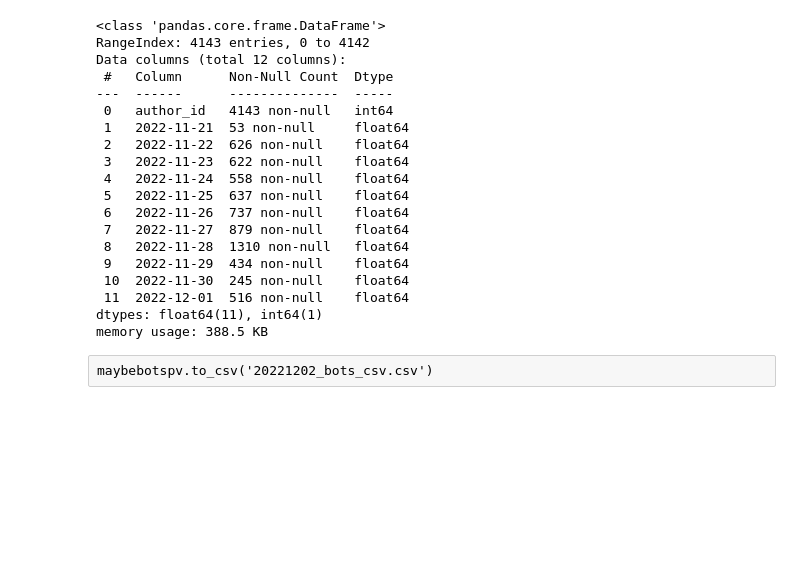
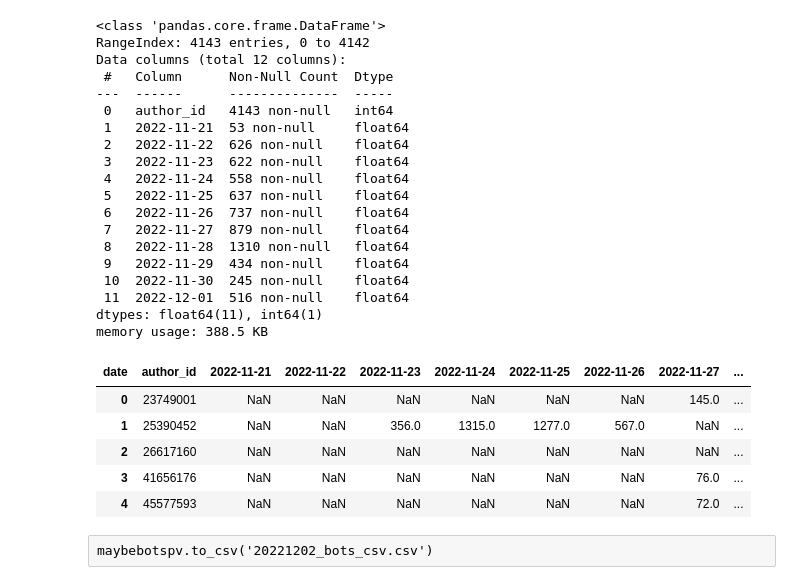
Before and after one commit to NPR-investigations/china_city_tweets, a Jupyter notebook: 20221128_twitter_network_analysis_data_treatment.ipynb, the cells around one changed output. Drawn from its saved outputs; the diff is of its cells as text; code cells hidden in the pictures; blank space fills up the shorter version.

```diff
--- a/20221128_twitter_network_analysis_data_treatment.ipynb
+++ b/20221128_twitter_network_analysis_data_treatment.ipynb
@@ -344,5 +258,14 @@ dtypes: float64(11), int64(1)
 memory usage: 388.5 KB
 # %%
 maybebotspv.author_id = maybebotspv.author_id.astype(str)
+# %%
+maybebotspv.head()
+# %% [output]
+| date | author_id | 2022-11-21 | 2022-11-22 | 2022-11-23 | 2022-11-24 | 2022-11-25 | 2022-11-26 | 2022-11-27 | ... |
+| 0 | 23749001 | NaN | NaN | NaN | NaN | NaN | NaN | 145.0 | ... |
+| 1 | 25390452 | NaN | NaN | 356.0 | 1315.0 | 1277.0 | 567.0 | NaN | ... |
+| 2 | 26617160 | NaN | NaN | NaN | NaN | NaN | NaN | NaN | ... |
+| 3 | 41656176 | NaN | NaN | NaN | NaN | NaN | NaN | 76.0 | ... |
+| 4 | 45577593 | NaN | NaN | NaN | NaN | NaN | NaN | 72.0 | ... |
 # %% [raw]
 maybebotspv.to_csv('20221202_bots_csv.csv')
```
Also changed, not shown: parts of 24 cells of this notebook.
